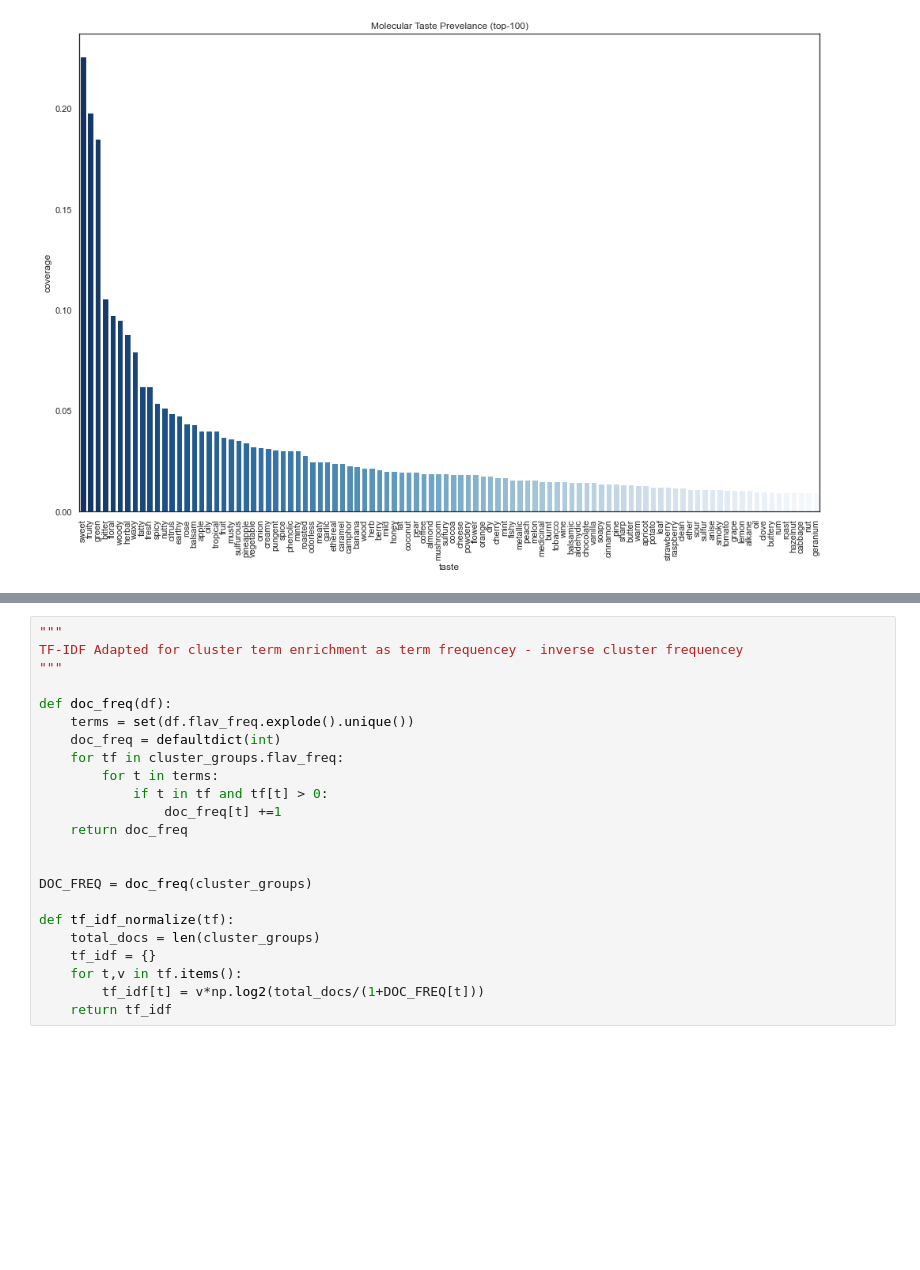
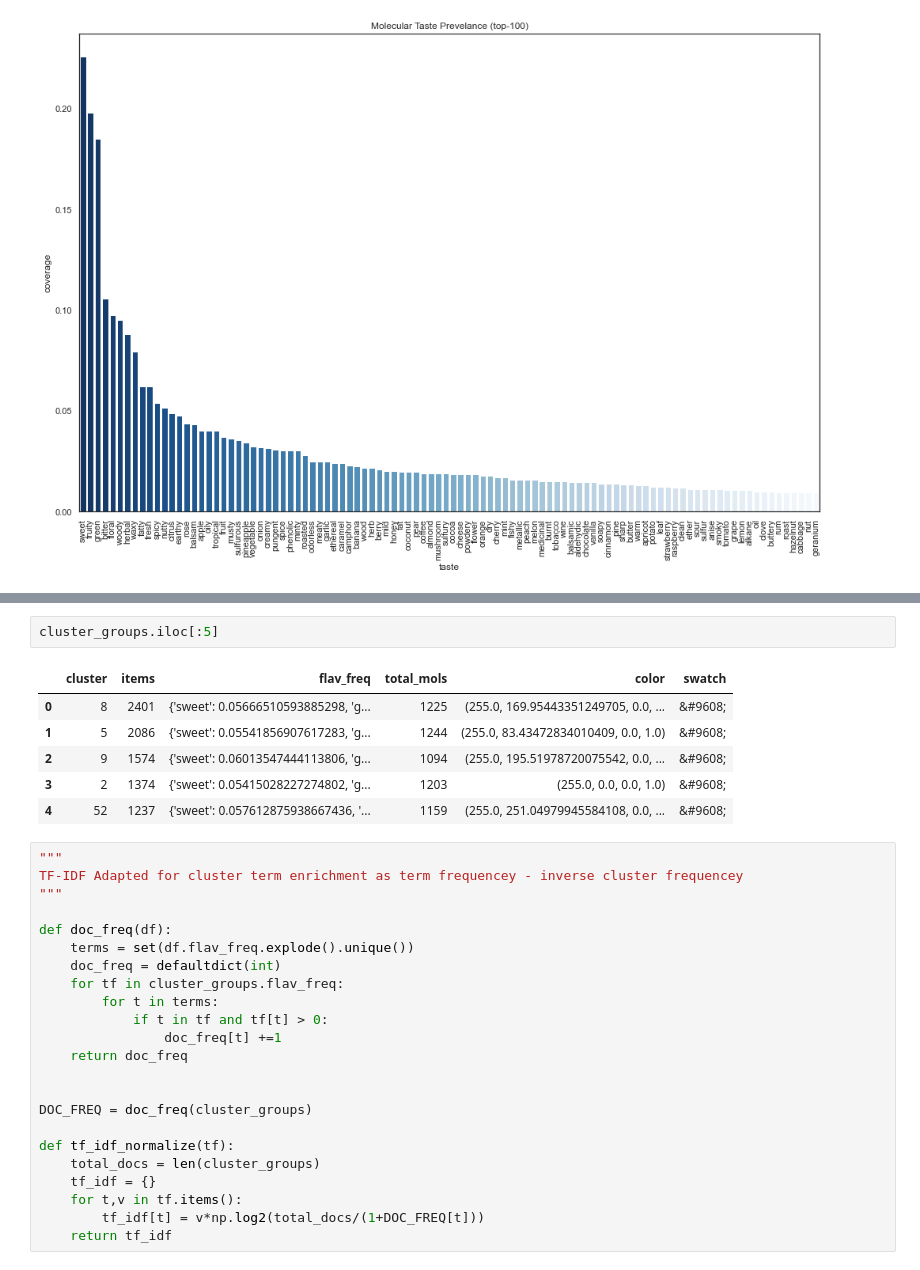
Before and after one commit to jhwaffles/cse6242-team58-project, a Jupyter notebook: embeddings.ipynb, the cells around one changed output, grey strips where cells are left out. Drawn from its saved outputs; the diff is of its cells as text; blank space fills up the shorter version.

```diff
--- a/embeddings.ipynb
+++ b/embeddings.ipynb
@@ -297,6 +310,15 @@ output_notebook()
 # %% [output]
 Loading BokehJS ...
 [interactive output not drawn]
+# %%
+cluster_groups.iloc[:5]
+# %% [output]
+|  | cluster | items | flav_freq | total_mols | color | swatch |
+| 0 | 8 | 2401 | {'sweet': 0.05666510593885298, 'g... | 1225 | (255.0, 169.95443351249705, 0.0, ... | &#9608; |
+| 1 | 5 | 2086 | {'sweet': 0.05541856907617283, 'g... | 1244 | (255.0, 83.43472834010409, 0.0, 1.0) | &#9608; |
+| 2 | 9 | 1574 | {'sweet': 0.06013547444113806, 'g... | 1094 | (255.0, 195.51978720075542, 0.0, ... | &#9608; |
+| 3 | 2 | 1374 | {'sweet': 0.05415028227274802, 'g... | 1203 | (255.0, 0.0, 0.0, 1.0) | &#9608; |
+| 4 | 52 | 1237 | {'sweet': 0.057612875938667436, '... | 1159 | (255.0, 251.04979945584108, 0.0, ... | &#9608; |
 # %%
 """
 TF-IDF Adapted for cluster term enrichment as term frequencey - inverse cluster frequencey
```
Also changed, not shown: parts of 15 cells of this notebook.
